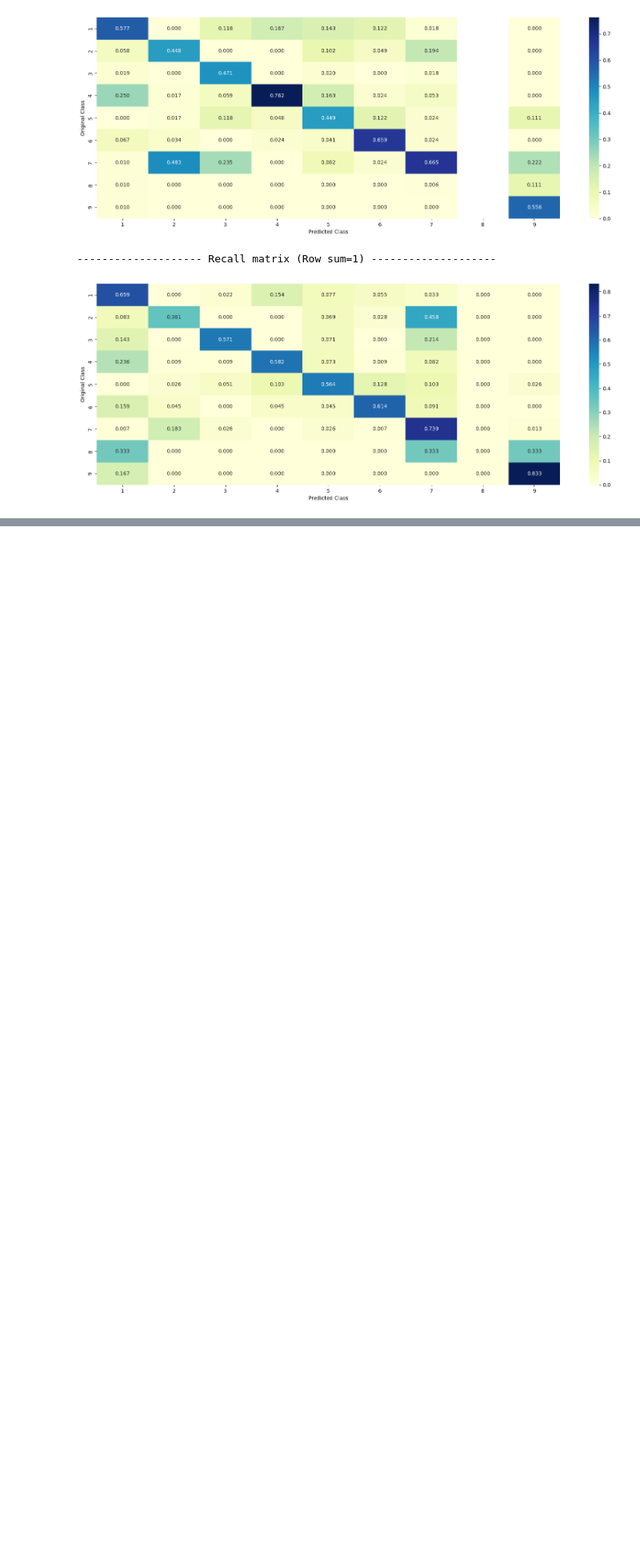
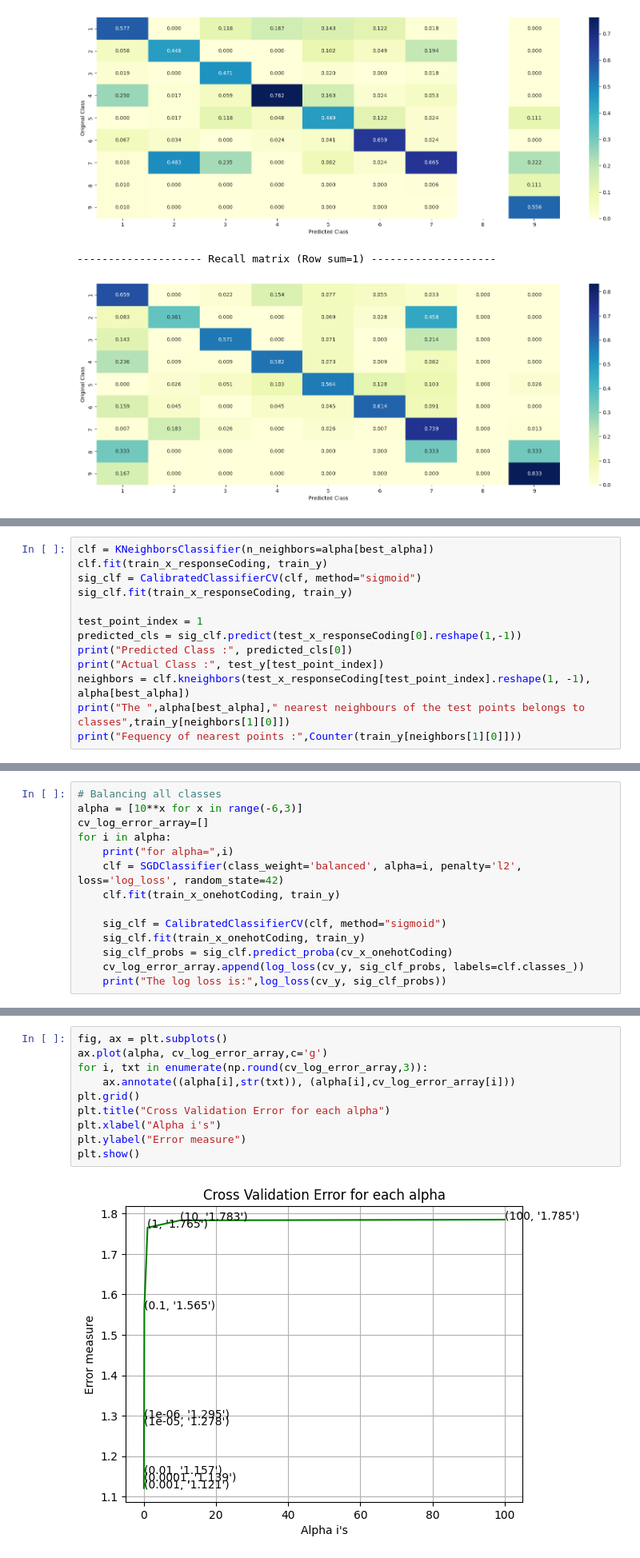
Before and after one commit to Sheethaljoshi/genetic_mutation, a Jupyter notebook: genetic_mutation.ipynb, the cells around one changed output, grey strips where cells are left out. Shown at 80% size. Cells and saved outputs as stored; diff of their text form; blank space fills up the shorter version.

```diff
--- a/genetic_mutation.ipynb
+++ b/genetic_mutation.ipynb
@@ -1051,0 +1198,13 @@ Number of missClassified point:  0.3890977443609023
+# %%
+clf = KNeighborsClassifier(n_neighbors=alpha[best_alpha])
+clf.fit(train_x_responseCoding, train_y)
+sig_clf = CalibratedClassifierCV(clf, method="sigmoid")
+sig_clf.fit(train_x_responseCoding, train_y)
+
+test_point_index = 1
+predicted_cls = sig_clf.predict(test_x_responseCoding[0].reshape(1,-1))
+print("Predicted Class :", predicted_cls[0])
+print("Actual Class :", test_y[test_point_index])
+neighbors = clf.kneighbors(test_x_responseCoding[test_point_index].reshape(1, -1), alpha[best_alpha])
+print("The ",alpha[best_alpha]," nearest neighbours of the test points belongs to classes",train_y[neighbors[1][0]])
+print("Fequency of nearest points :",Counter(train_y[neighbors[1][0]]))
@@ -1051,0 +1216,14 @@ Number of missClassified point:  0.3890977443609023
+# %%
+# Balancing all classes
+alpha = [10**x for x in range(-6,3)]
+cv_log_error_array=[]
+for i in alpha:
+    print("for alpha=",i)
+    clf = SGDClassifier(class_weight='balanced', alpha=i, penalty='l2', loss='log_loss', random_state=42)
+    clf.fit(train_x_onehotCoding, train_y)
+
+    sig_clf = CalibratedClassifierCV(clf, method="sigmoid")
+    sig_clf.fit(train_x_onehotCoding, train_y)
+    sig_clf_probs = sig_clf.predict_proba(cv_x_onehotCoding)
+    cv_log_error_array.append(log_loss(cv_y, sig_clf_probs, labels=clf.classes_))
+    print("The log loss is:",log_loss(cv_y, sig_clf_probs))
@@ -1051,0 +1249,12 @@ Number of missClassified point:  0.3890977443609023
+# %%
+fig, ax = plt.subplots()
+ax.plot(alpha, cv_log_error_array,c='g')
+for i, txt in enumerate(np.round(cv_log_error_array,3)):
+    ax.annotate((alpha[i],str(txt)), (alpha[i],cv_log_error_array[i]))
+plt.grid()
+plt.title("Cross Validation Error for each alpha")
+plt.xlabel("Alpha i's")
+plt.ylabel("Error measure")
+plt.show()
+# %% [output]
+[figure, added]
```
Also changed, not shown: parts of 40 cells of this notebook.
